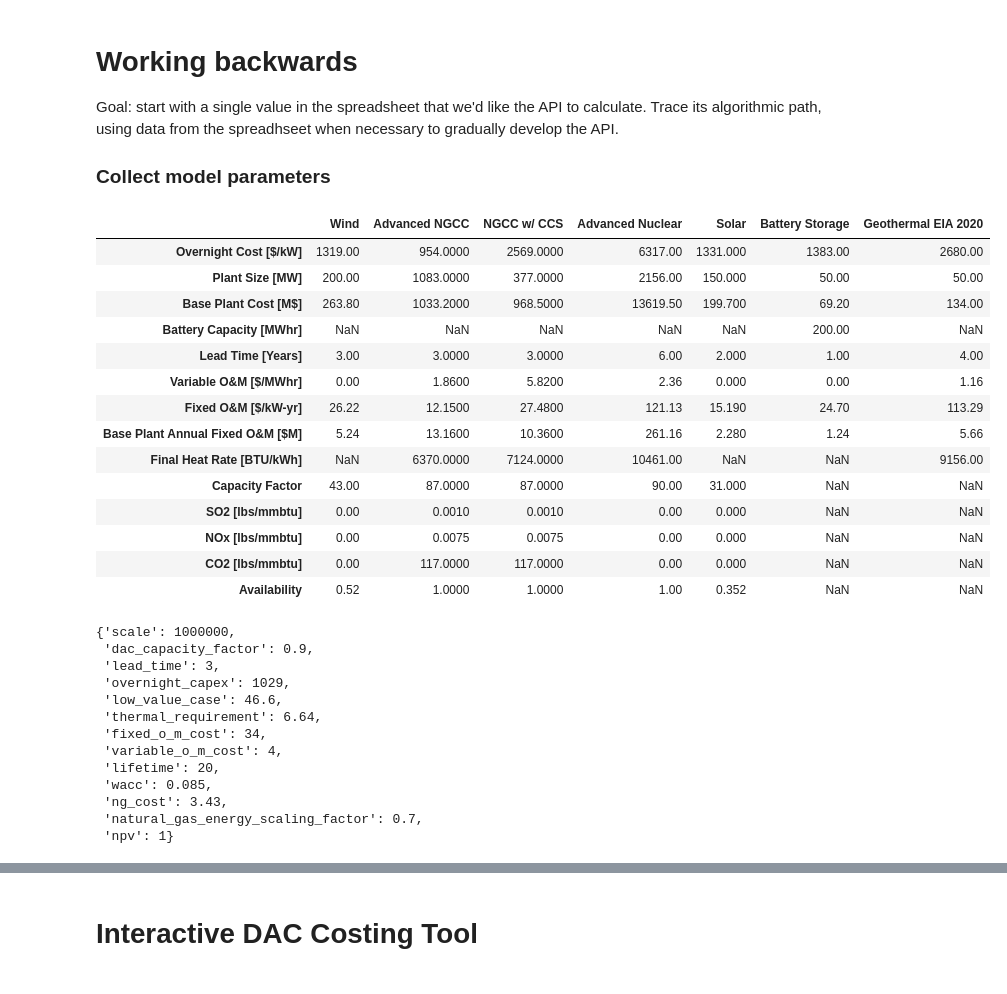
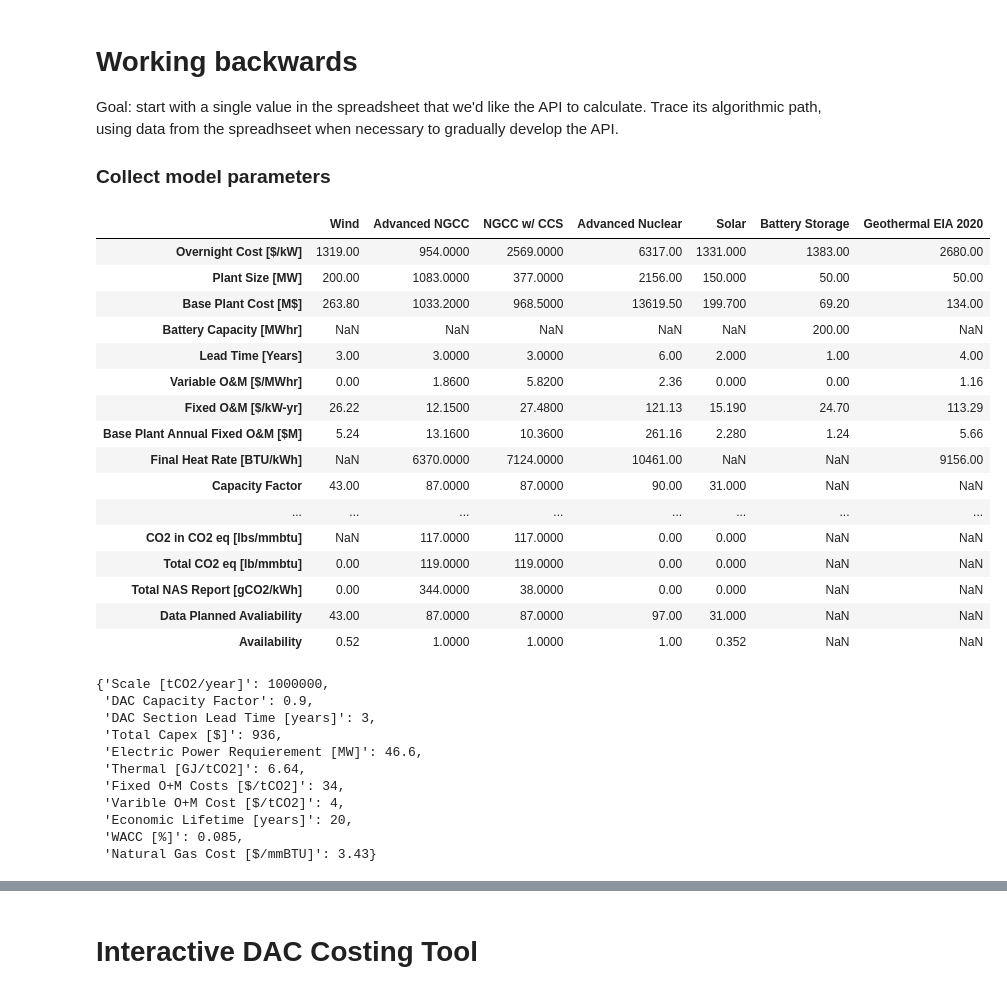
Before and after one commit to carbonplan/dac-costing, a Jupyter notebook: notebooks/DAC+Energy Analysis.ipynb, the cells around one changed output, grey strips where cells are left out. Saved outputs shown, nothing was run; the diff lists cells and outputs as text; code cells hidden in the pictures.

```diff
--- a/notebooks/DAC+Energy Analysis.ipynb
+++ b/notebooks/DAC+Energy Analysis.ipynb
@@ -17,6 +17,7 @@ from utils import get_sheet, clean_string, default_params
 # %%
 sheets = {
     'natural_gas': get_sheet('C1 - Natural Gas'),
+    'c2': get_sheet('C2 - Electric Kiln (Solar) '),
     'report_data': get_sheet('Report Data'),
     'economic_parameters': get_sheet('Economic Parameters'),
     'eai_data': get_sheet('EIA Data Annual Energy Outlook'),
@@ -61,56 +62,67 @@ Text(0, 0.5, 'Cost [$/tCO2]')
 Goal: start with a single value in the spreadsheet that we'd like the API to calculate. Trace its algorithmic path, using data from the spreadhseet when necessary to gradually develop the API.
 
 ### Collect model parameters
+# %%
+def table_to_df(df):
+    header = df.iloc[0].str.strip()
+    df = df[1:].rename(columns=header).set_index(header[0]).apply(clean_string)
+    df.index = df.index.str.strip()  # this assumes the index is a string dtype
+    return df
 # %%
 def get_eia_data():
-    eai_df = sheets['eai_data']['B4:I17']
-    header = eai_df.iloc[0]
-    eai_df = eai_df[1:].rename(columns=header).set_index('').apply(clean_string)
-    eai_df = eai_df.apply(pd.to_numeric, errors='coerce')
+    eai_df = sheets['eai_data']['B4:I17'].pipe(table_to_df)
+
+    # add round trip efficiency and co2 equivalent conversions
+    df = sheets['eai_data']['B19:I25'].apply(clean_string).set_index(0)
+    df.columns = eai_df.columns
+    df.loc['Efficiency (Thermal or Round Trip)'] /= 100
+    eai_df = eai_df.append(df)
 
     # add availability
-    avail = sheets['eai_data']['C27:I27']
+    avail = sheets['eai_data']['B27:I27'].apply(clean_string).set_index(0)
     avail.index = ['Availability']
-    avail = avail.rename(columns=header[1:].reset_index(drop=True))
-    eai_df = eai_df.append(avail.apply(clean_string) / 100.)
+    avail.columns = eai_df.columns
+    avail.loc['Availability'] /= 100
+    eai_df = eai_df.append(avail)
 
     return eai_df
 
 eai_df = get_eia_data()
 eai_df
 # %% [output]
 |  | Wind | Advanced NGCC | NGCC w/ CCS | Advanced Nuclear | Solar | Battery Storage | Geothermal EIA 2020 |
 | Overnight Cost [$/kW] | 1319.00 | 954.0000 | 2569.0000 | 6317.00 | 1331.000 | 1383.00 | 2680.00 |
 | Plant Size [MW] | 200.00 | 1083.0000 | 377.0000 | 2156.00 | 150.000 | 50.00 | 50.00 |
 | Base Plant Cost [M$] | 263.80 | 1033.2000 | 968.5000 | 13619.50 | 199.700 | 69.20 | 134.00 |
 | Battery Capacity [MWhr] | NaN | NaN | NaN | NaN | NaN | 200.00 | NaN |
 | Lead Time [Years] | 3.00 | 3.0000 | 3.0000 | 6.00 | 2.000 | 1.00 | 4.00 |
 | Variable O&M [$/MWhr] | 0.00 | 1.8600 | 5.8200 | 2.36 | 0.000 | 0.00 | 1.16 |
 | Fixed O&M [$/kW-yr] | 26.22 | 12.1500 | 27.4800 | 121.13 | 15.190 | 24.70 | 113.29 |
 | Base Plant Annual Fixed O&M [$M] | 5.24 | 13.1600 | 10.3600 | 261.16 | 2.280 | 1.24 | 5.66 |
 | Final Heat Rate [BTU/kWh] | NaN | 6370.0000 | 7124.0000 | 10461.00 | NaN | NaN | 9156.00 |
 | Capacity Factor | 43.00 | 87.0000 | 87.0000 | 90.00 | 31.000 | NaN | NaN |
-| SO2 [lbs/mmbtu] | 0.00 | 0.0010 | 0.0010 | 0.00 | 0.000 | NaN | NaN |
-| NOx [lbs/mmbtu] | 0.00 | 0.0075 | 0.0075 | 0.00 | 0.000 | NaN | NaN |
-| CO2 [lbs/mmbtu] | 0.00 | 117.0000 | 117.0000 | 0.00 | 0.000 | NaN | NaN |
+| ... | ... | ... | ... | ... | ... | ... | ... |
+| CO2 in CO2 eq [lbs/mmbtu] | NaN | 117.0000 | 117.0000 | 0.00 | 0.000 | NaN | NaN |
+| Total CO2 eq [lb/mmbtu] | 0.00 | 119.0000 | 119.0000 | 0.00 | 0.000 | NaN | NaN |
+| Total NAS Report [gCO2/kWh] | 0.00 | 344.0000 | 38.0000 | 0.00 | 0.000 | NaN | NaN |
+| Data Planned Avaliability | 43.00 | 87.0000 | 87.0000 | 97.00 | 31.000 | NaN | NaN |
 | Availability | 0.52 | 1.0000 | 1.0000 | 1.00 | 0.352 | NaN | NaN |
 # %%
 params = default_params(sheets, 'low')
+params['Total Capex [$]'] = sheets['report_data']['H27']
 params
 # %% [output]
-{'scale': 1000000,
- 'dac_capacity_factor': 0.9,
- 'lead_time': 3,
- 'overnight_capex': 1029,
- 'low_value_case': 46.6,
- 'thermal_requirement': 6.64,
- 'fixed_o_m_cost': 34,
- 'variable_o_m_cost': 4,
- 'lifetime': 20,
- 'wacc': 0.085,
- 'ng_cost': 3.43,
- 'natural_gas_energy_scaling_factor': 0.7,
- 'npv': 1}
+{'Scale [tCO2/year]': 1000000,
+ 'DAC Capacity Factor': 0.9,
+ 'DAC Section Lead Time [years]': 3,
+ 'Total Capex [$]': 936,
+ 'Electric Power Requierement [MW]': 46.6,
+ 'Thermal [GJ/tCO2]': 6.64,
+ 'Fixed O+M Costs [$/tCO2]': 34,
+ 'Varible O+M Cost [$/tCO2]': 4,
+ 'Economic Lifetime [years]': 20,
+ 'WACC [%]': 0.085,
+ 'Natural Gas Cost [$/mmBTU]': 3.43}
 # %%
 # Project Lead Time Escalation of Overnight EPC Costs
 def calc_lead_time_mult(rate, time):
```
Also changed, not shown: parts of 17 cells of this notebook, 2 other files.
